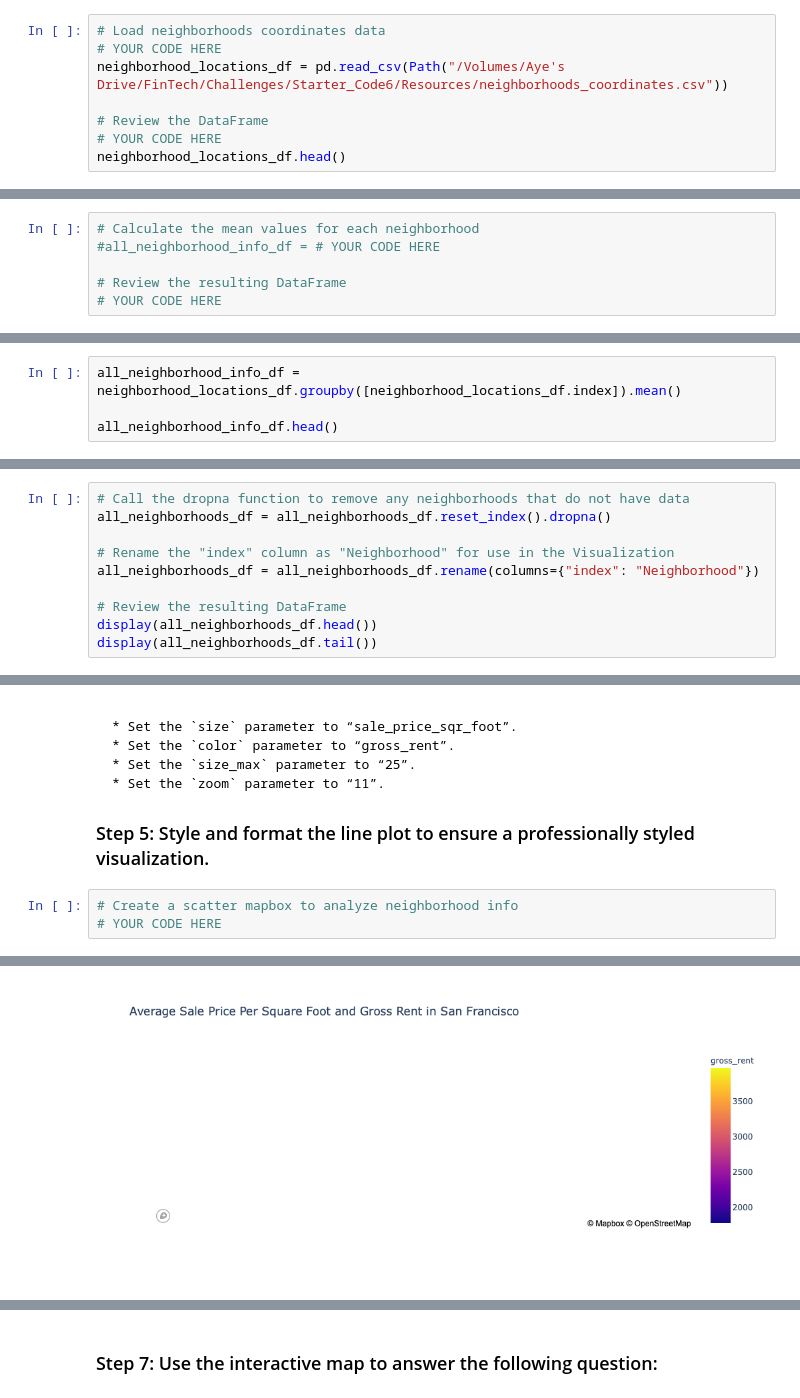
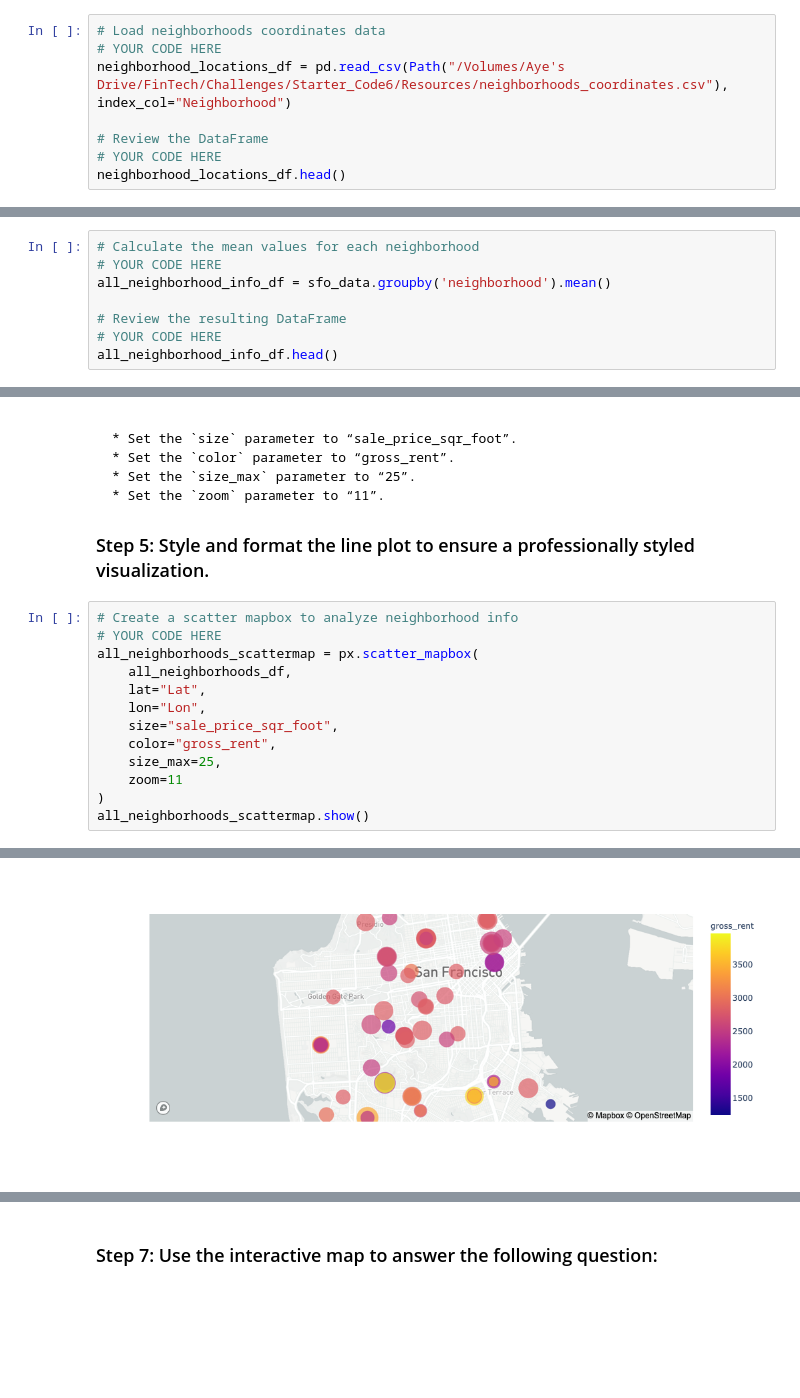
Before and after one commit to ayecoo-103/san_francisco_housing, a Jupyter notebook: san_francisco_housing_Draft2.ipynb, the cells around one changed output, grey strips where cells are left out. Drawn from its saved outputs; the diff is of its cells as text; blank space fills up the shorter version.

```diff
--- a/san_francisco_housing_Draft2.ipynb
+++ b/san_francisco_housing_Draft2.ipynb
@@ -455,7 +465,7 @@ For this part of the assignment, explore the geospatial relationships in the dat
 # %%
 # Load neighborhoods coordinates data
 # YOUR CODE HERE
-neighborhood_locations_df = pd.read_csv(Path("/Volumes/Aye's Drive/FinTech/Challenges/Starter_Code6/Resources/neighborhoods_coordinates.csv"))
+neighborhood_locations_df = pd.read_csv(Path("/Volumes/Aye's Drive/FinTech/Challenges/Starter_Code6/Resources/neighborhoods_coordinates.csv"), index_col="Neighborhood")
 
 # Review the DataFrame
 # YOUR CODE HERE
@@ -471,10 +482,12 @@ neighborhood_locations_df.head()
 ### Step 2: Using the original `sfo_data_df` Dataframe, create a DataFrame named `all_neighborhood_info_df` that groups the data by neighborhood. Aggregate the results by the `mean` of the group.
 # %%
 # Calculate the mean values for each neighborhood
-#all_neighborhood_info_df = # YOUR CODE HERE
+# YOUR CODE HERE
+all_neighborhood_info_df = sfo_data.groupby('neighborhood').mean()
 
 # Review the resulting DataFrame
 # YOUR CODE HERE
+all_neighborhood_info_df.head()
 # %% [output]
 |  | year | sale_price_sqr_foot | housing_units | gross_rent |
 | neighborhood |  |  |  |  |
@@ -483,7 +496,3 @@ neighborhood_locations_df.head()
 | Bayview | 2012.000000 | 204.588623 | 376454.0 | 2318.400000 |
 | Bayview Heights | 2015.000000 | 590.792839 | 382295.0 | 3739.000000 |
 | Bernal Heights | 2013.500000 | 576.746488 | 379374.5 | 3080.333333 |
-# %%
-all_neighborhood_info_df = neighborhood_locations_df.groupby([neighborhood_locations_df.index]).mean()
-
-all_neighborhood_info_df.head()
@@ -576,13 +578,3 @@ display(all_neighborhoods_df.tail())
 | 70 | Westwood Highlands | 37.73470 | -122.456854 | 2012.00 | 533.703935 | 376454.00 | 2250.500000 |
 | 71 | Westwood Park | 37.73415 | -122.457000 | 2015.00 | 687.087575 | 382295.00 | 3959.000000 |
 | 72 | Yerba Buena | 37.79298 | -122.396360 | 2012.50 | 576.709848 | 377427.50 | 2555.166667 |
-# %%
-# Call the dropna function to remove any neighborhoods that do not have data
-all_neighborhoods_df = all_neighborhoods_df.reset_index().dropna()
-
-# Rename the "index" column as "Neighborhood" for use in the Visualization
-all_neighborhoods_df = all_neighborhoods_df.rename(columns={"index": "Neighborhood"})
-
-# Review the resulting DataFrame
-display(all_neighborhoods_df.head())
-display(all_neighborhoods_df.tail())
@@ -611,4 +590,14 @@ display(all_neighborhoods_df.tail())
 # %%
 # Create a scatter mapbox to analyze neighborhood info
 # YOUR CODE HERE
+all_neighborhoods_scattermap = px.scatter_mapbox(
+    all_neighborhoods_df,
+    lat="Lat",
+    lon="Lon",
+    size="sale_price_sqr_foot",
+    color="gross_rent",
+    size_max=25,
+    zoom=11
+)
+all_neighborhoods_scattermap.show()
 # %% [output]
@@ -616 +604 @@ display(all_neighborhoods_df.tail())
-[figure, old version]
+[figure, new version]
```
Also changed, not shown: parts of 12 cells of this notebook.
